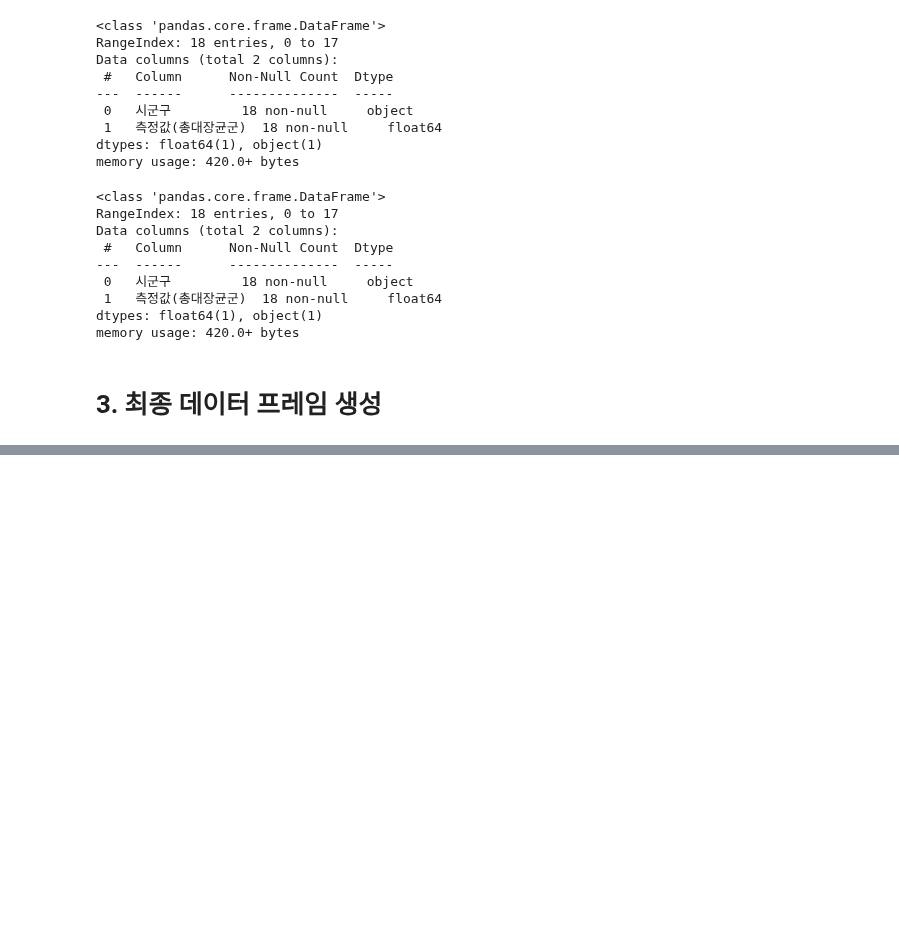
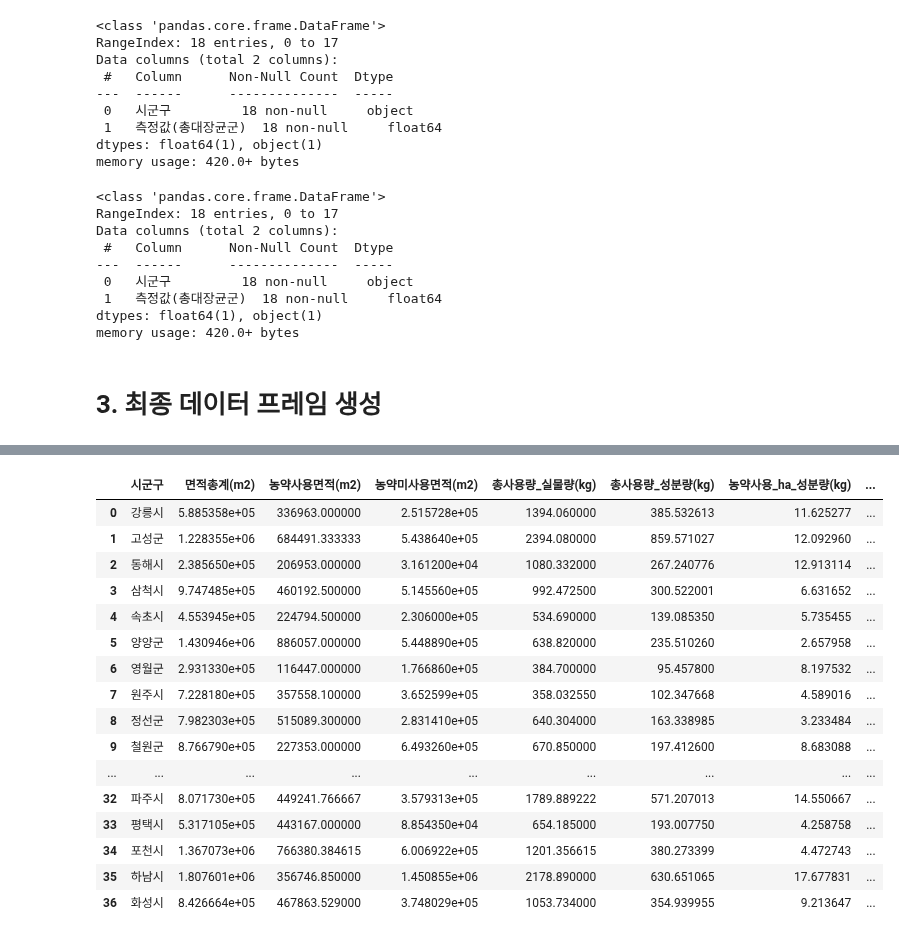
Before and after one commit to viola2002/dartb, a Jupyter notebook: contest/2024ecothon/code/final_df.ipynb, the cells around one changed output, grey strips where cells are left out. Drawn from its saved outputs; the diff is of its cells as text; code cells hidden in the pictures; blank space fills up the shorter version.

```diff
--- a/contest/2024ecothon/code/final_df.ipynb
+++ b/contest/2024ecothon/code/final_df.ipynb
@@ -210,0 +406,9 @@ train.head()
+# %%
+water2020_ = pd.read_csv('../data/water_quality_Gyeonggi_2020.csv')
+water2019_ = pd.read_csv('../data/water_quality_Gyeonggi_2019.csv')
+water2018_ = pd.read_csv('../data/water_quality_Gyeonggi_2018.csv')
+# %%
+# 시군구별 수질(ml 당 총대장균군 수)의 평균 구하기
+water2020_avg_ = water2020_.groupby('시군구')['측정값(총대장균군)'].mean().reset_index()
+water2019_avg_ = water2019_.groupby('시군구')['측정값(총대장균군)'].mean().reset_index()
+water2018_avg_ = water2018_.groupby('시군구')['측정값(총대장균군)'].mean().reset_index()
@@ -210,0 +468,4 @@ train.head()
+# %%
+df2020_ = Merge3(golf2020_avg_, rain2020_, water2020_avg_, '시군구')
+df2019_ = Merge3(golf2019_avg_, rain2019_, water2019_avg_, '시군구')
+df2018_ = Merge3(golf2018_avg_, rain2018_, water2018_avg_, '시군구')
@@ -222,0 +501,3 @@ test.head()
+# %%
+test_ = df2020_
+test_.head()
@@ -223,2 +511,23 @@ test.head()
+# %%
+test_concat = pd.concat([test,test_], ignore_index=True)
+test_concat
+# %% [output]
+|  | 시군구 | 면적총계(m2) | 농약사용면적(m2) | 농약미사용면적(m2) | 총사용량_실물량(kg) | 총사용량_성분량(kg) | 농약사용_ha_성분량(kg) | ... |
+| 0 | 강릉시 | 5.885358e+05 | 336963.000000 | 2.515728e+05 | 1394.060000 | 385.532613 | 11.625277 | ... |
+| 1 | 고성군 | 1.228355e+06 | 684491.333333 | 5.438640e+05 | 2394.080000 | 859.571027 | 12.092960 | ... |
+| 2 | 동해시 | 2.385650e+05 | 206953.000000 | 3.161200e+04 | 1080.332000 | 267.240776 | 12.913114 | ... |
+| 3 | 삼척시 | 9.747485e+05 | 460192.500000 | 5.145560e+05 | 992.472500 | 300.522001 | 6.631652 | ... |
+| 4 | 속초시 | 4.553945e+05 | 224794.500000 | 2.306000e+05 | 534.690000 | 139.085350 | 5.735455 | ... |
+| 5 | 양양군 | 1.430946e+06 | 886057.000000 | 5.448890e+05 | 638.820000 | 235.510260 | 2.657958 | ... |
+| 6 | 영월군 | 2.931330e+05 | 116447.000000 | 1.766860e+05 | 384.700000 | 95.457800 | 8.197532 | ... |
+| 7 | 원주시 | 7.228180e+05 | 357558.100000 | 3.652599e+05 | 358.032550 | 102.347668 | 4.589016 | ... |
+| 8 | 정선군 | 7.982303e+05 | 515089.300000 | 2.831410e+05 | 640.304000 | 163.338985 | 3.233484 | ... |
+| 9 | 철원군 | 8.766790e+05 | 227353.000000 | 6.493260e+05 | 670.850000 | 197.412600 | 8.683088 | ... |
+| ... | ... | ... | ... | ... | ... | ... | ... | ... |
+| 32 | 파주시 | 8.071730e+05 | 449241.766667 | 3.579313e+05 | 1789.889222 | 571.207013 | 14.550667 | ... |
+| 33 | 평택시 | 5.317105e+05 | 443167.000000 | 8.854350e+04 | 654.185000 | 193.007750 | 4.258758 | ... |
+| 34 | 포천시 | 1.367073e+06 | 766380.384615 | 6.006922e+05 | 1201.356615 | 380.273399 | 4.472743 | ... |
+| 35 | 하남시 | 1.807601e+06 | 356746.850000 | 1.450855e+06 | 2178.890000 | 630.651065 | 17.677831 | ... |
+| 36 | 화성시 | 8.426664e+05 | 467863.529000 | 3.748029e+05 | 1053.734000 | 354.939955 | 9.213647 | ... |
 # %%
 test.to_csv('../data/test.csv', index=False, encoding='utf-8-sig')
```
Also changed, not shown: parts of 43 cells of this notebook, 3 other files.
